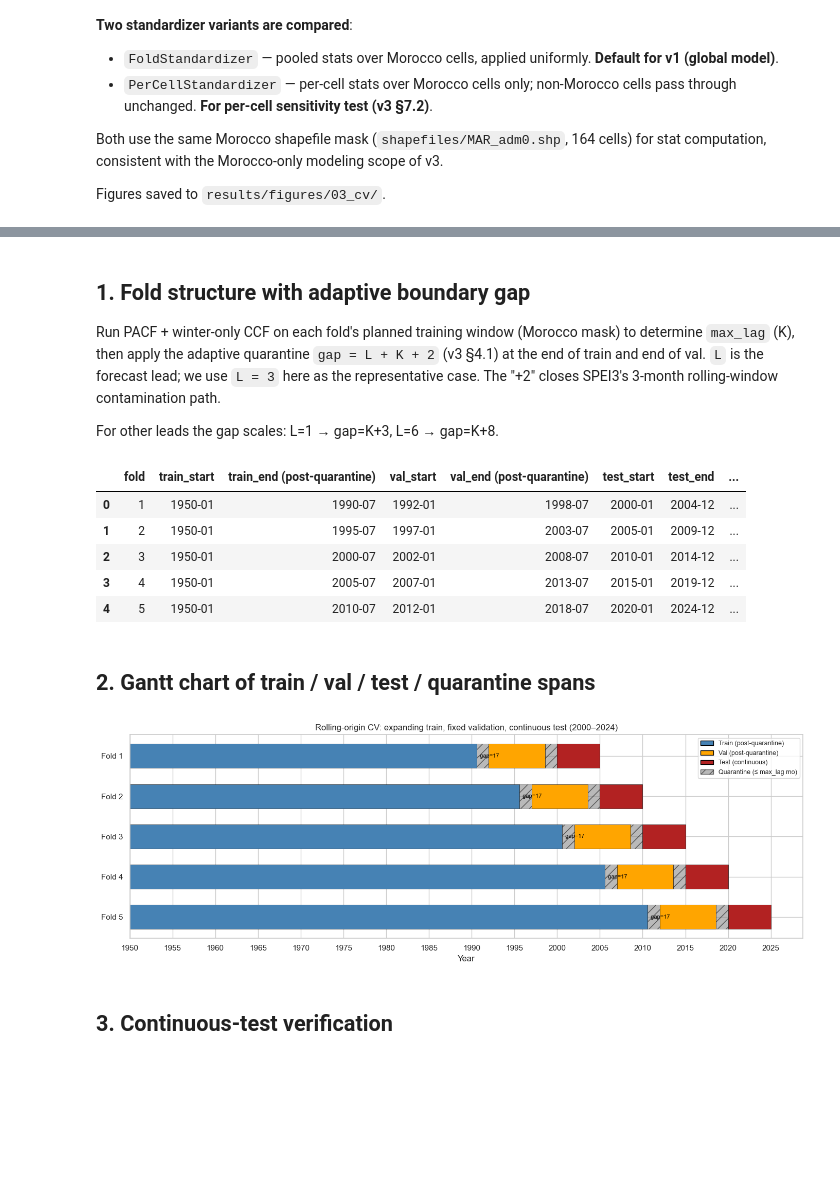
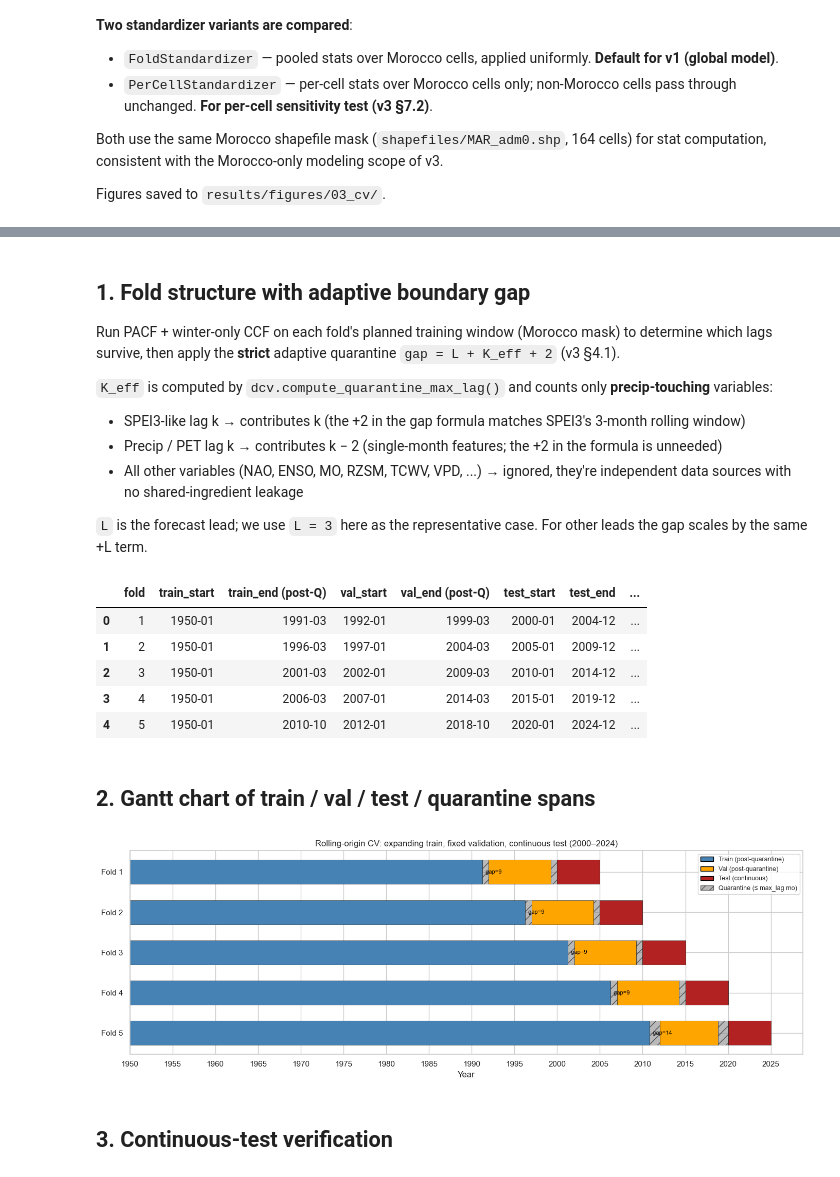
Before and after one commit to anasoubaha/A4-DroughtForecasting-Modeling, a Jupyter notebook: notebooks/03_cv_visualization.ipynb, the cells around one changed output, grey strips where cells are left out. Saved outputs shown, nothing was run; the diff lists cells and outputs as text; code cells hidden in the pictures; blank space fills up the shorter version.

```diff
--- a/notebooks/03_cv_visualization.ipynb
+++ b/notebooks/03_cv_visualization.ipynb
@@ -57,14 +59,20 @@ Standardization exceptions: ['enso', 'nao', 'mo', 'spei3', 'target']
 # %% [markdown]
 ## 1. Fold structure with adaptive boundary gap
 
-Run PACF + winter-only CCF on each fold's planned training window (Morocco mask) to determine `max_lag` (K), then apply the adaptive quarantine `gap = L + K + 2` (v3 §4.1) at the end of train and end of val. `L` is the forecast lead; we use `L = 3` here as the representative case. The "+2" closes SPEI3's 3-month rolling-window contamination path.
+Run PACF + winter-only CCF on each fold's planned training window (Morocco mask) to determine which lags survive, then apply the **strict** adaptive quarantine `gap = L + K_eff + 2` (v3 §4.1).
 
-For other leads the gap scales: L=1 → gap=K+3, L=6 → gap=K+8.
+`K_eff` is computed by `dcv.compute_quarantine_max_lag()` and counts only **precip-touching** variables:
+- SPEI3-like lag k → contributes k (the +2 in the gap formula matches SPEI3's 3-month rolling window)
+- Precip / PET lag k → contributes k − 2 (single-month features; the +2 in the formula is unneeded)
+- All other variables (NAO, ENSO, MO, RZSM, TCWV, VPD, ...) → ignored, they're independent data sources with no shared-ingredient leakage
+
+`L` is the forecast lead; we use `L = 3` here as the representative case. For other leads the gap scales by the same +L term.
 # %%
 LEAD_DEMO = 3   # representative lead for the fold-structure illustration
 
-def per_fold_max_lag(fold_spec):
-    """Subset raw datasets to the fold's planned train window, run lag selection, return max(lag)."""
+def per_fold_lags(fold_spec):
+    """Subset raw datasets to the fold's planned train window and run lag selection.
+    Returns the per-variable lag dict."""
     train_end = fold_spec.val_start - pd.Timedelta(days=1)
     train_subset = {
         k: ds.sel(time=slice(fold_spec.train_start, train_end))
@@ -77,50 +85,59 @@ def per_fold_max_lag(fold_spec):
         pacf_threshold=feat_cfg['pacf']['threshold'],
         pacf_n_lags=feat_cfg['pacf']['n_lags'],
         ccf_target=feat_cfg['ccf']['target'],
         ccf_threshold=feat_cfg['ccf']['threshold'],
         ccf_max_lag=feat_cfg['ccf']['max_lag'],
         region_mask=morocco_mask,
         winter_only_ccf=True,
         aggregation_mode='spatial_mean',
     )
-    flat = [k for lags in selected.values() for k in lags]
-    return max(flat) if flat else 0, selected
+    return selected
 
 time_coord = template['time']
 fold_records = []
 for spec in cv.fold_specs:
-    K, selected = per_fold_max_lag(spec)
-    idx = cv.get_fold_indices(time_coord, spec, max_lag=K, lead=LEAD_DEMO)
-    fold_records.append({'fold_indices': idx, 'selected_lags': selected, 'max_lag': K})
+    selected = per_fold_lags(spec)
+    K_eff = dcv.compute_quarantine_max_lag(selected)            # strict accounting (v3 §4.1)
+    K_naive = max((max(l) for l in selected.values() if l), default=0)   # conservative comparison
+    idx = cv.get_fold_indices(time_coord, spec, max_lag=K_eff, lead=LEAD_DEMO)
+    fold_records.append({
+        'fold_indices': idx, 'selected_lags': selected,
+        'K_eff': K_eff, 'K_naive': K_naive,
+    })
 
 rows = []
 for r in fold_records:
     fi = r['fold_indices']
+    # Per-variable lag summary for the precip-touching subset
+    spei3_lags = r['selected_lags'].get('spei3', []) or []
+    precip_lags = r['selected_lags'].get('precip', []) or []
     rows.append({
         'fold': fi.index,
         'train_start': fi.train_start.strftime('%Y-%m'),
-        'train_end (post-quarantine)': fi.train_end.strftime('%Y-%m'),
+        'train_end (post-Q)': fi.train_end.strftime('%Y-%m'),
         'val_start': fi.val_start.strftime('%Y-%m'),
-        'val_end (post-quarantine)': fi.val_end.strftime('%Y-%m'),
+        'val_end (post-Q)': fi.val_end.strftime('%Y-%m'),
         'test_start': fi.test_start.strftime('%Y-%m'),
         'test_end': fi.test_end.strftime('%Y-%m'),
-        'max_lag K': r['max_lag'],
-        'lead L': LEAD_DEMO,
-        'gap (=L+K+2)': fi.boundary_gap,
+        'spei3 lags': spei3_lags,
+        'precip lags': precip_lags,
+        'K_eff (strict)': r['K_eff'],
+        'K_naive (max-all)': r['K_naive'],
+        'gap (=L+K_eff+2)': fi.boundary_gap,
+        'gap saved vs naive': (LEAD_DEMO + r['K_naive'] + 2) - fi.boundary_gap,
         '#train (mo)': fi.n_train,
         '#val (mo)': fi.n_val,
         '#test (mo)': fi.n_test,
-        '#test winter (mo)': int(fi.winter_mask(time_coord).sum()),
     })
 summary = pd.DataFrame(rows)
 summary
 # %% [output]
-|  | fold | train_start | train_end (post-quarantine) | val_start | val_end (post-quarantine) | test_start | test_end | ... |
-| 0 | 1 | 1950-01 | 1990-07 | 1992-01 | 1998-07 | 2000-01 | 2004-12 | ... |
-| 1 | 2 | 1950-01 | 1995-07 | 1997-01 | 2003-07 | 2005-01 | 2009-12 | ... |
-| 2 | 3 | 1950-01 | 2000-07 | 2002-01 | 2008-07 | 2010-01 | 2014-12 | ... |
-| 3 | 4 | 1950-01 | 2005-07 | 2007-01 | 2013-07 | 2015-01 | 2019-12 | ... |
-| 4 | 5 | 1950-01 | 2010-07 | 2012-01 | 2018-07 | 2020-01 | 2024-12 | ... |
+|  | fold | train_start | train_end (post-Q) | val_start | val_end (post-Q) | test_start | test_end | ... |
+| 0 | 1 | 1950-01 | 1991-03 | 1992-01 | 1999-03 | 2000-01 | 2004-12 | ... |
+| 1 | 2 | 1950-01 | 1996-03 | 1997-01 | 2004-03 | 2005-01 | 2009-12 | ... |
+| 2 | 3 | 1950-01 | 2001-03 | 2002-01 | 2009-03 | 2010-01 | 2014-12 | ... |
+| 3 | 4 | 1950-01 | 2006-03 | 2007-01 | 2014-03 | 2015-01 | 2019-12 | ... |
+| 4 | 5 | 1950-01 | 2010-10 | 2012-01 | 2018-10 | 2020-01 | 2024-12 | ... |
 # %% [markdown]
 ## 2. Gantt chart of train / val / test / quarantine spans
 # %%
@@ -172,7 +189,7 @@ plt.tight_layout()
 save_figure(fig, 'fold_structure_gantt', subdir=FIG_SUBDIR)
 plt.show()
 # %% [output]
-[figure, old version]
+[figure, new version]
 # %% [markdown]
 ## 3. Continuous-test verification
 # %%
```
Also changed, not shown: parts of 5 cells of this notebook, 12 other files.
